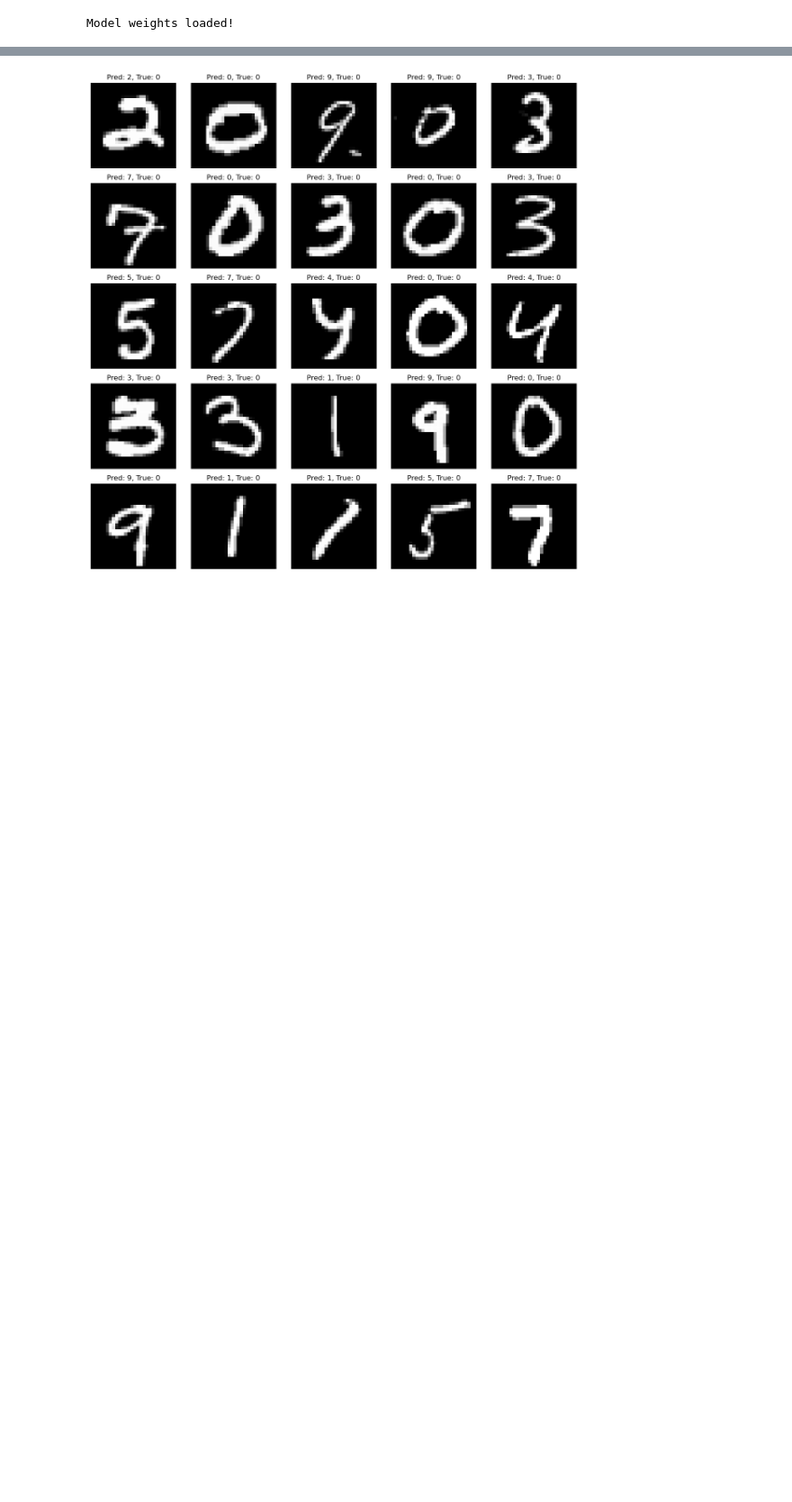
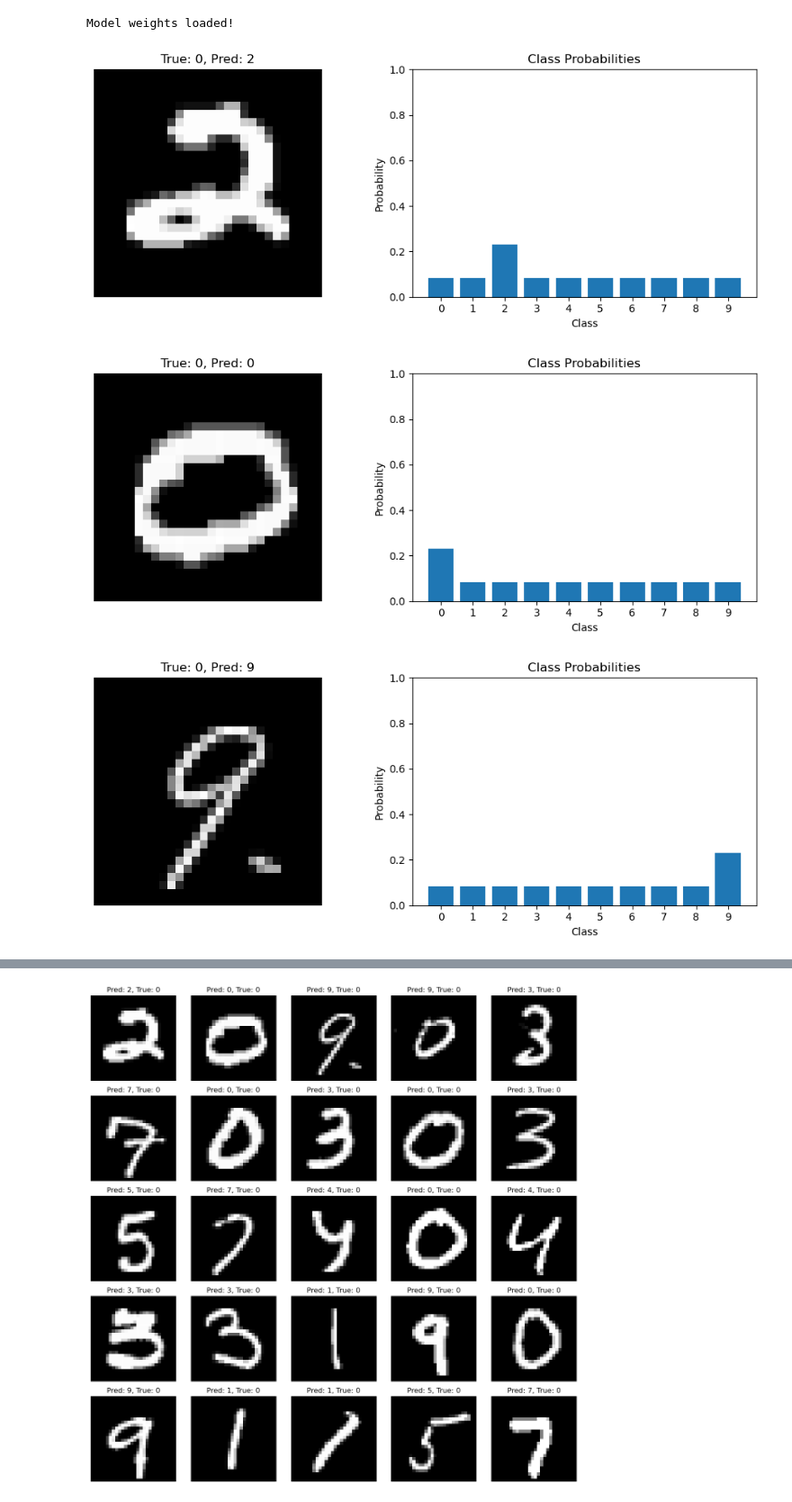
Before and after one commit to Tofusama1/Digit-Classifier, a Jupyter notebook: CNN.ipynb, the cells around one changed output, grey strips where cells are left out. Shown at 90% size. Cells and saved outputs as stored; diff of their text form; code cells hidden in the pictures; blank space fills up the shorter version.

```diff
--- a/CNN.ipynb
+++ b/CNN.ipynb
@@ -305,3 +304,65 @@ model.eval()  # Set model to evaluation mode
 print("Model weights loaded!")
 # %% [output]
 Model weights loaded!
+# %%
+# Function to create and display a heatmap for a single image
+def display_heatmap(image, prediction_logits, true_label, predicted_label, class_names=None):
+    # Convert logits to probabilities using softmax
+    probabilities = torch.nn.functional.softmax(prediction_logits, dim=0).cpu().numpy()
+
+    # Create a heatmap
+    plt.figure(figsize=(10, 4))
+
+    # Display the input image
+    plt.subplot(1, 2, 1)
+    plt.imshow(image, cmap='gray')
+    plt.title(f"True: {true_label}, Pred: {predicted_label}")
+    plt.axis('off')
+
+    # Display the heatmap of probabilities
+    plt.subplot(1, 2, 2)
+    plt.bar(range(len(probabilities)), probabilities, tick_label=class_names if class_names else range(len(probabilities)))
+    plt.title("Class Probabilities")
+    plt.xlabel("Class")
+    plt.ylabel("Probability")
+    plt.ylim(0, 1)
+    plt.tight_layout()
+    plt.show()
+
+# Set the model to evaluation mode
+model.eval()
+
+# Display heatmaps for a few test samples
+num_samples_to_display = 5
+counter = 0
+
+class_names = [str(i) for i in range(10)]  # Assuming digits (0-9) for class names
+
+with torch.no_grad():  # Disable gradient computation for testing
+    for inputs, labels in test_loader:
+        inputs, labels = inputs.to(device), labels.to(device)
+
+        # Forward pass to get predictions
+        predictions = model(inputs)
+
+        for i in range(inputs.size(0)):
+            if counter >= num_samples_to_display:
+                break
+
+            # Extract the current image, true label, and logits
+            image = inputs[i].cpu().squeeze()  # Move to CPU and remove channel dimension
+            true_label = labels[i].item()
+            prediction_logits = predictions[i]
+            predicted_label = torch.argmax(prediction_logits).item()
+
+            # Display heatmap
+            display_heatmap(image, prediction_logits, true_label, predicted_label, class_names)
+
+            counter += 1
+
+        if counter >= num_samples_to_display:
+            break
+# %% [output]
+[figure, added]
+[figure, added]
+[figure, added]
```
Also changed, not shown: parts of 2 cells of this notebook.
